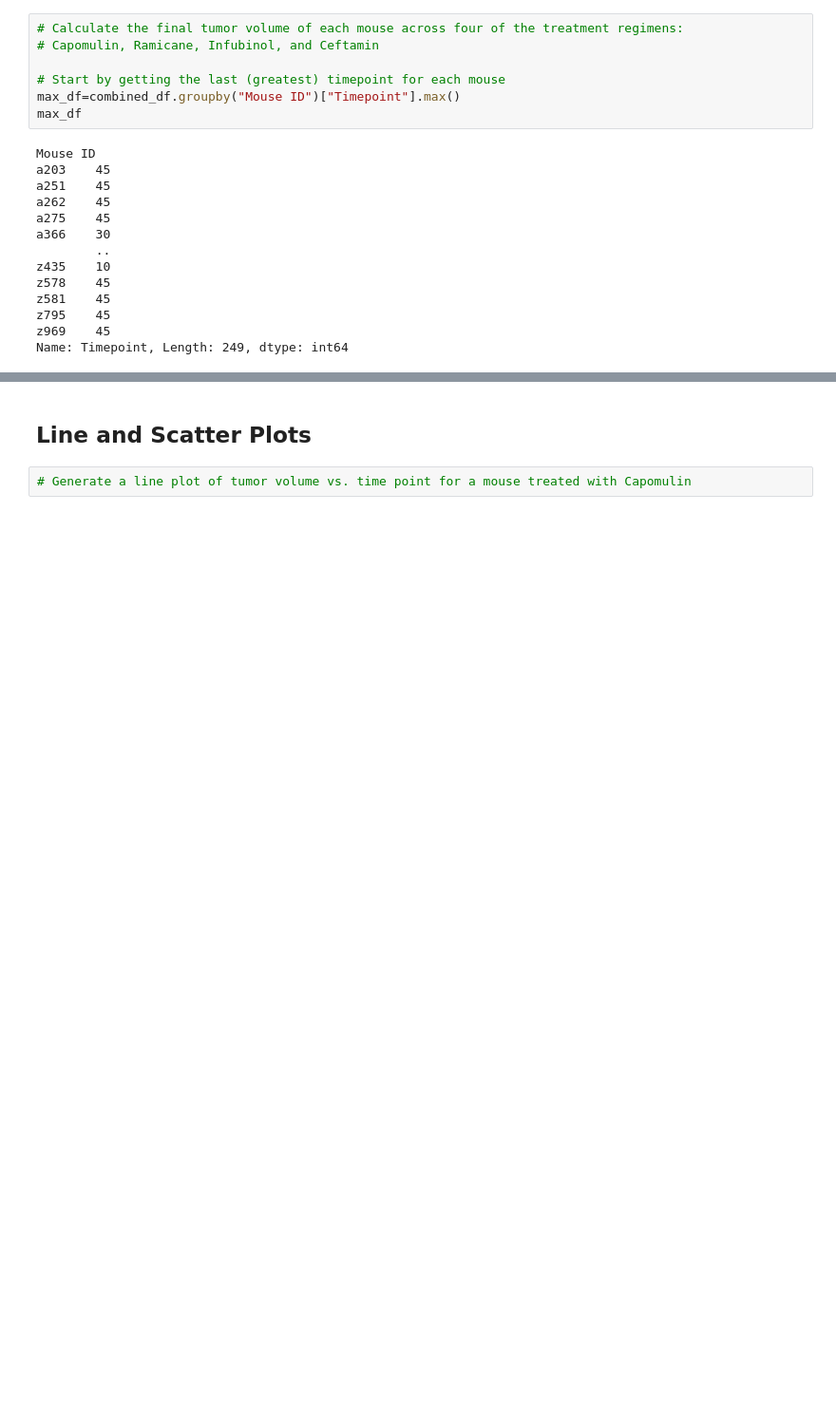
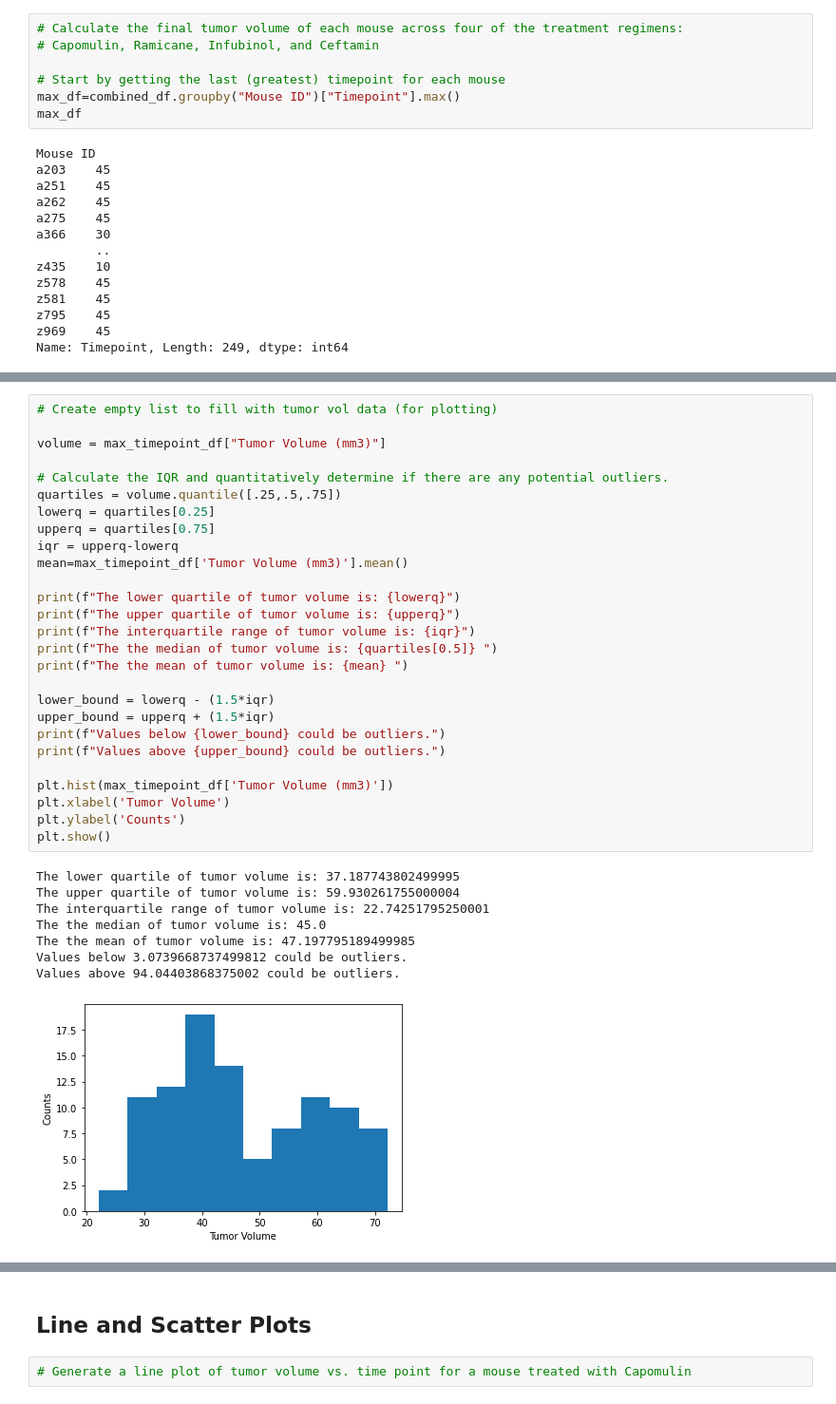
Before and after one commit to Sjenn257/matplotlib-challenge, a Jupyter notebook: pymaceuticals_starter.ipynb, the cells around one changed output, grey strips where cells are left out. Shown: that part at 95% size. Saved outputs shown, nothing was run; the diff lists cells and outputs as text; blank space fills up the shorter version.

```diff
--- a/pymaceuticals_starter.ipynb
+++ b/pymaceuticals_starter.ipynb
@@ -308,0 +307,36 @@ max_timepoint_df
+# %%
+# Create empty list to fill with tumor vol data (for plotting)
+
+volume = max_timepoint_df["Tumor Volume (mm3)"]
+
+# Calculate the IQR and quantitatively determine if there are any potential outliers.
+quartiles = volume.quantile([.25,.5,.75])
+lowerq = quartiles[0.25]
+upperq = quartiles[0.75]
+iqr = upperq-lowerq
+mean=max_timepoint_df['Tumor Volume (mm3)'].mean()
+
+print(f"The lower quartile of tumor volume is: {lowerq}")
+print(f"The upper quartile of tumor volume is: {upperq}")
+print(f"The interquartile range of tumor volume is: {iqr}")
+print(f"The the median of tumor volume is: {quartiles[0.5]} ")
+print(f"The the mean of tumor volume is: {mean} ")
+
+lower_bound = lowerq - (1.5*iqr)
+upper_bound = upperq + (1.5*iqr)
+print(f"Values below {lower_bound} could be outliers.")
+print(f"Values above {upper_bound} could be outliers.")
+
+plt.hist(max_timepoint_df['Tumor Volume (mm3)'])
+plt.xlabel('Tumor Volume')
+plt.ylabel('Counts')
+plt.show()
+# %% [output]
+The lower quartile of tumor volume is: 37.187743802499995
+The upper quartile of tumor volume is: 59.930261755000004
+The interquartile range of tumor volume is: 22.74251795250001
+The the median of tumor volume is: 45.0
+The the mean of tumor volume is: 47.197795189499985
+Values below 3.0739668737499812 could be outliers.
+Values above 94.04403868375002 could be outliers.
+[figure, added]
```
Also changed, not shown: parts of 15 cells of this notebook.
